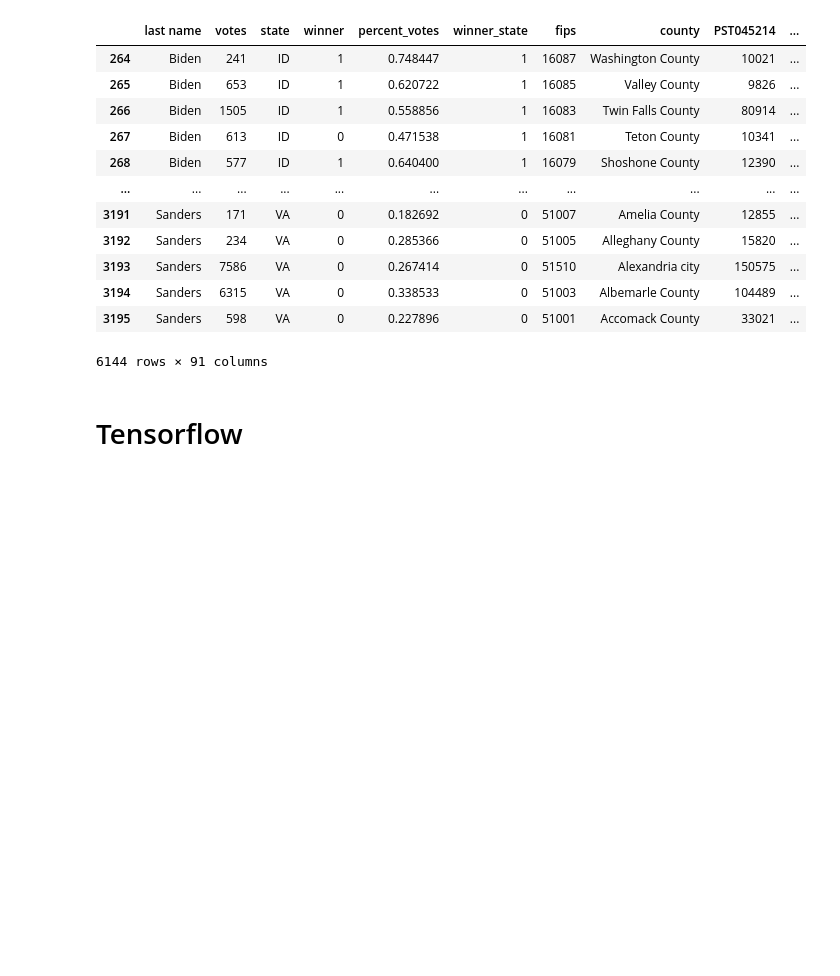
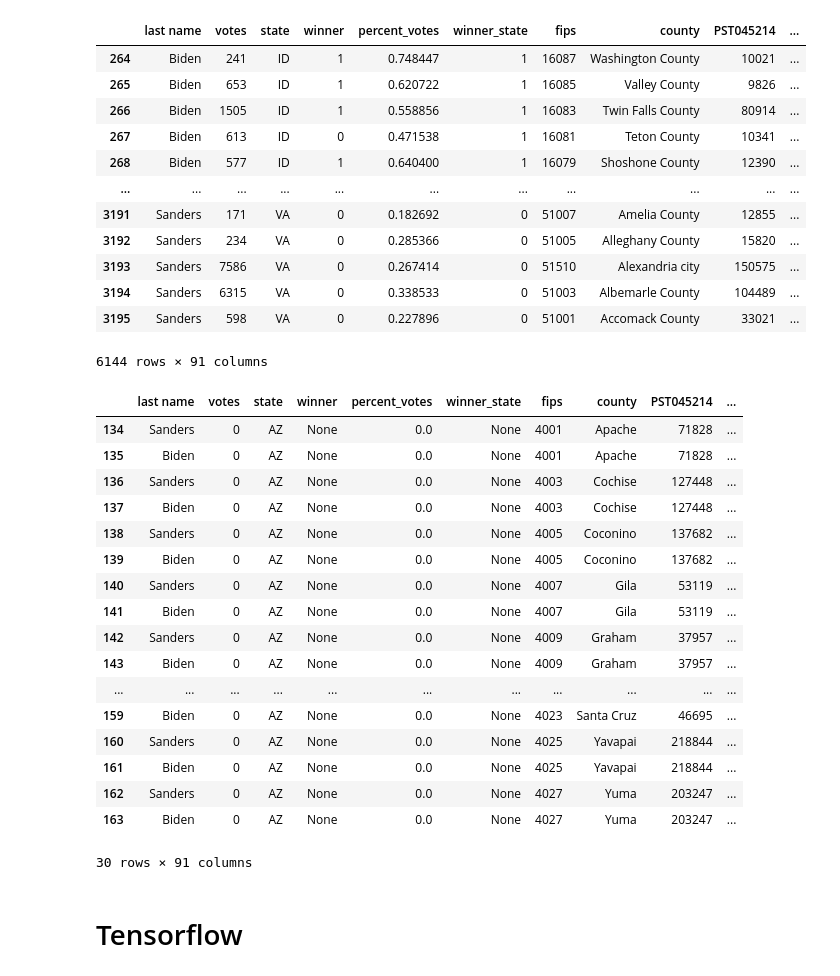
Before and after one commit to L0per/democratic-primary-predictions, a Jupyter notebook: rfc_model_training.ipynb, the cells around one changed output. Drawn from its saved outputs; the diff is of its cells as text; code cells hidden in the pictures; blank space fills up the shorter version.

```diff
--- a/rfc_model_training.ipynb
+++ b/rfc_model_training.ipynb
@@ -897,6 +962,27 @@ See the caveats in the documentation: https://pandas.pydata.org/pandas-docs/stab
 | 3194 | Sanders | 6315 | VA | 0 | 0.338533 | 0 | 51003 | Albemarle County | 104489 | ... |
 | 3195 | Sanders | 598 | VA | 0 | 0.227896 | 0 | 51001 | Accomack County | 33021 | ... |
 6144 rows × 91 columns
+# %%
+merged[merged['state'] == 'AZ']
+# %% [output]
+|  | last name | votes | state | winner | percent_votes | winner_state | fips | county | PST045214 | ... |
+| 134 | Sanders | 0 | AZ | None | 0.0 | None | 4001 | Apache | 71828 | ... |
+| 135 | Biden | 0 | AZ | None | 0.0 | None | 4001 | Apache | 71828 | ... |
+| 136 | Sanders | 0 | AZ | None | 0.0 | None | 4003 | Cochise | 127448 | ... |
+| 137 | Biden | 0 | AZ | None | 0.0 | None | 4003 | Cochise | 127448 | ... |
+| 138 | Sanders | 0 | AZ | None | 0.0 | None | 4005 | Coconino | 137682 | ... |
+| 139 | Biden | 0 | AZ | None | 0.0 | None | 4005 | Coconino | 137682 | ... |
+| 140 | Sanders | 0 | AZ | None | 0.0 | None | 4007 | Gila | 53119 | ... |
+| 141 | Biden | 0 | AZ | None | 0.0 | None | 4007 | Gila | 53119 | ... |
+| 142 | Sanders | 0 | AZ | None | 0.0 | None | 4009 | Graham | 37957 | ... |
+| 143 | Biden | 0 | AZ | None | 0.0 | None | 4009 | Graham | 37957 | ... |
+| ... | ... | ... | ... | ... | ... | ... | ... | ... | ... | ... |
+| 159 | Biden | 0 | AZ | None | 0.0 | None | 4023 | Santa Cruz | 46695 | ... |
+| 160 | Sanders | 0 | AZ | None | 0.0 | None | 4025 | Yavapai | 218844 | ... |
+| 161 | Biden | 0 | AZ | None | 0.0 | None | 4025 | Yavapai | 218844 | ... |
+| 162 | Sanders | 0 | AZ | None | 0.0 | None | 4027 | Yuma | 203247 | ... |
+| 163 | Biden | 0 | AZ | None | 0.0 | None | 4027 | Yuma | 203247 | ... |
+30 rows × 91 columns
 # %% [markdown]
 # Tensorflow
 # %% [markdown]
```
Also changed, not shown: parts of 6 cells of this notebook, 8 other files.
